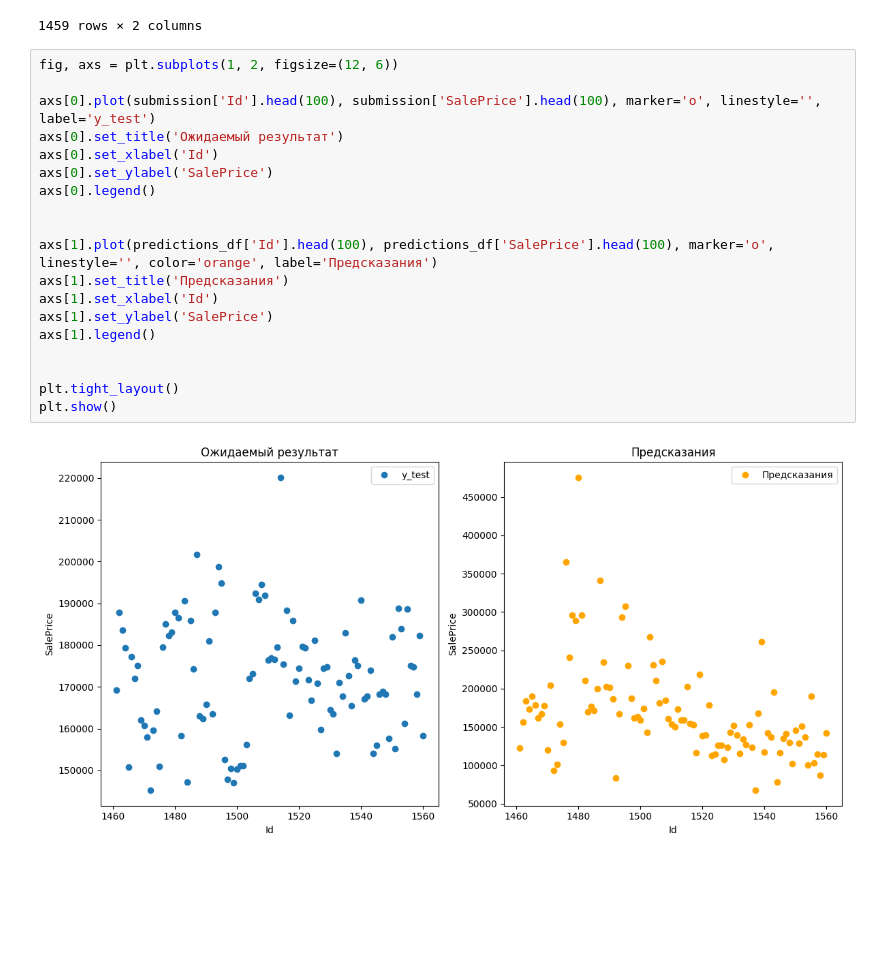
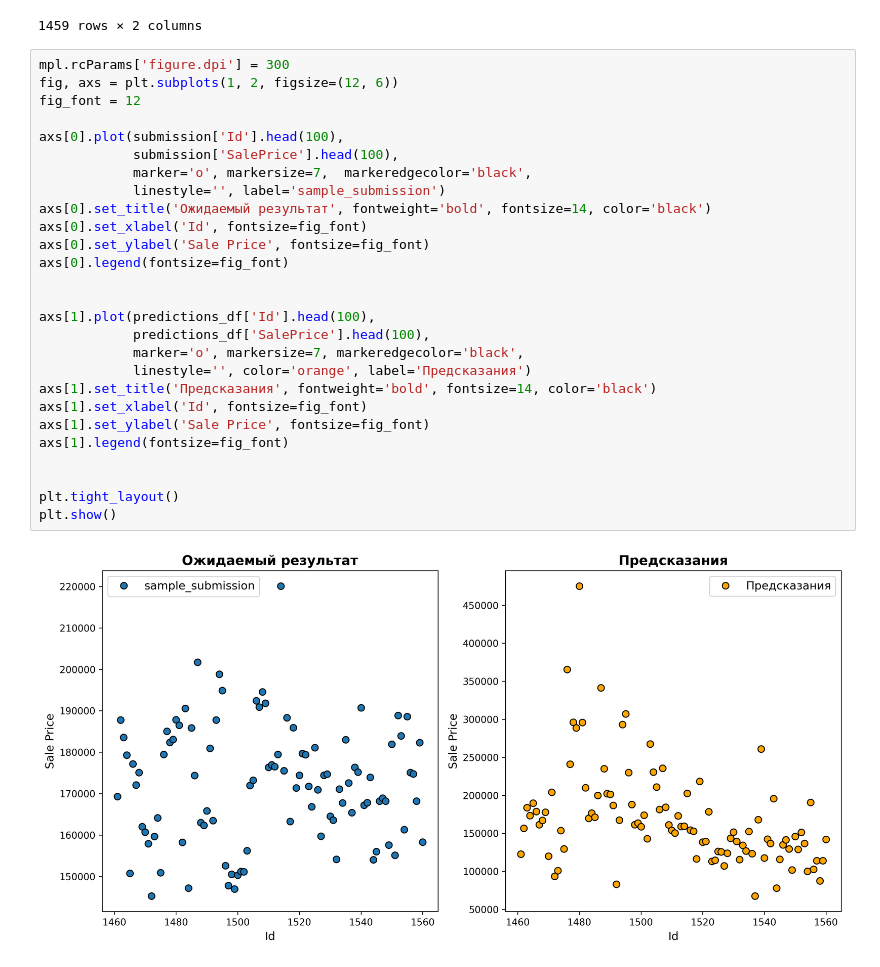
Before and after one commit to level0rd/Machine-Learning-Course, a Jupyter notebook: Test_tasks/KostopravovAA_WB.ipynb, the cells around one changed output. Saved outputs shown, nothing was run; the diff lists cells and outputs as text; blank space fills up the shorter version.

Commit message:
Improved final plot

```diff
--- a/Test_tasks/KostopravovAA_WB.ipynb
+++ b/Test_tasks/KostopravovAA_WB.ipynb
@@ -293,23 +294,31 @@ predictions_df
 | 1458 | 2919 | 230689.573482 |
 1459 rows × 2 columns
 # %%
+mpl.rcParams['figure.dpi'] = 300
 fig, axs = plt.subplots(1, 2, figsize=(12, 6))
+fig_font = 12
 
-axs[0].plot(submission['Id'].head(100), submission['SalePrice'].head(100), marker='o', linestyle='', label='y_test')
-axs[0].set_title('Ожидаемый результат')
-axs[0].set_xlabel('Id')
-axs[0].set_ylabel('SalePrice')
-axs[0].legend()
+axs[0].plot(submission['Id'].head(100),
+            submission['SalePrice'].head(100),
+            marker='o', markersize=7,  markeredgecolor='black',
+            linestyle='', label='sample_submission')
+axs[0].set_title('Ожидаемый результат', fontweight='bold', fontsize=14, color='black')
+axs[0].set_xlabel('Id', fontsize=fig_font)
+axs[0].set_ylabel('Sale Price', fontsize=fig_font)
+axs[0].legend(fontsize=fig_font)
 
 
-axs[1].plot(predictions_df['Id'].head(100), predictions_df['SalePrice'].head(100), marker='o', linestyle='', color='orange', label='Предсказания')
-axs[1].set_title('Предсказания')
-axs[1].set_xlabel('Id')
-axs[1].set_ylabel('SalePrice')
-axs[1].legend()
+axs[1].plot(predictions_df['Id'].head(100),
+            predictions_df['SalePrice'].head(100),
+            marker='o', markersize=7, markeredgecolor='black',
+            linestyle='', color='orange', label='Предсказания')
+axs[1].set_title('Предсказания', fontweight='bold', fontsize=14, color='black')
+axs[1].set_xlabel('Id', fontsize=fig_font)
+axs[1].set_ylabel('Sale Price', fontsize=fig_font)
+axs[1].legend(fontsize=fig_font)
 
 
 plt.tight_layout()
 plt.show()
 # %% [output]
-[figure, old version]
+[figure, new version]
```
Also changed, not shown: parts of 1 cell of this notebook.
